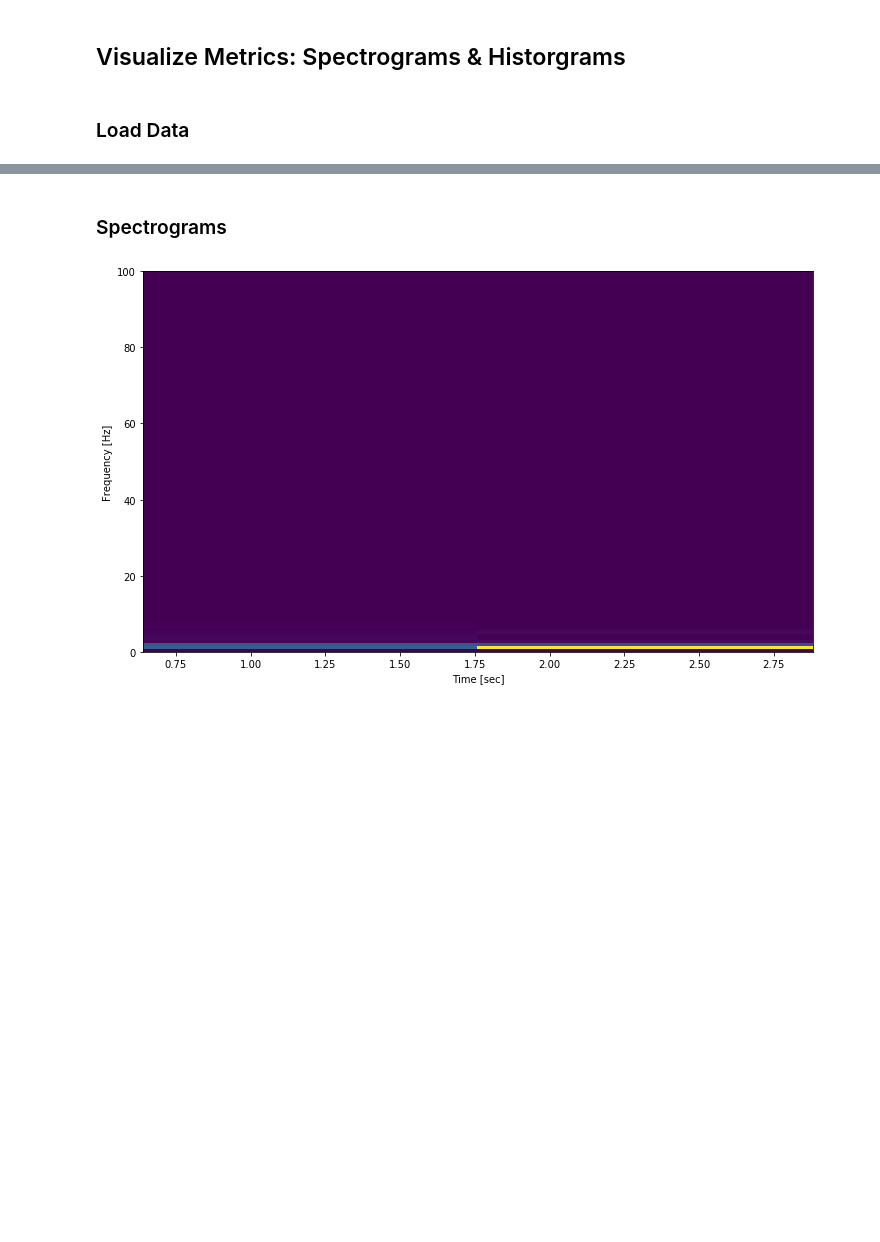
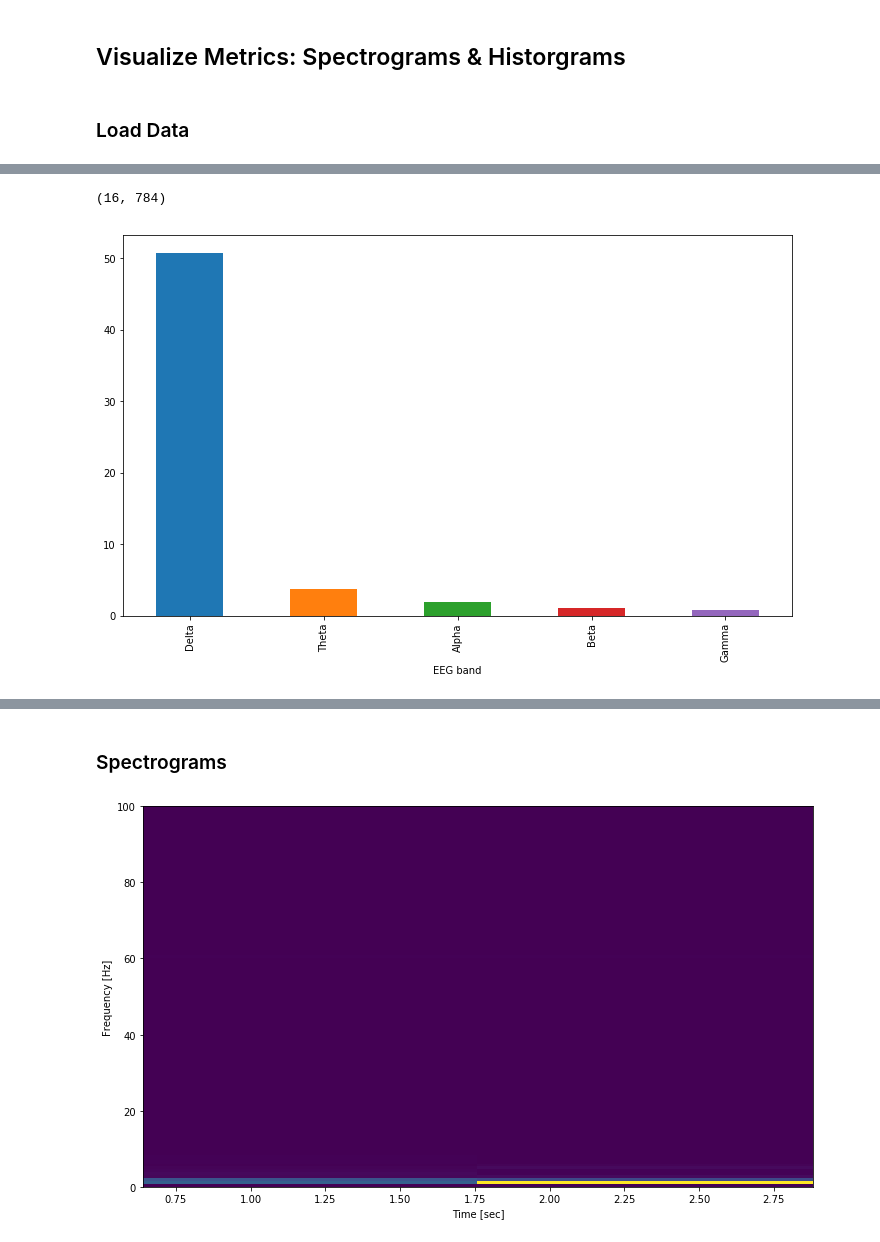
Before and after one commit to DanielLongo/NeuralFill, a Jupyter notebook: metrics/visualize_metrics.ipynb, the cells around one changed output, grey strips where cells are left out. Cells and saved outputs as stored; diff of their text form; code cells hidden in the pictures; blank space fills up the shorter version.

```diff
--- a/metrics/visualize_metrics.ipynb
+++ b/metrics/visualize_metrics.ipynb
@@ -40,0 +41,4 @@ stacklineplot.stackplot(computeTimeFreqRep(sample_real), yscale=3)
+# %%
+sample_generated.shape
+# %% [output]
+(16, 784)
@@ -40,0 +96,5 @@ stacklineplot.stackplot(computeTimeFreqRep(sample_real), yscale=3)
+# %%
+bands = get_bands_batch(sample_generated)
+graph_bands(bands)
+# %% [output]
+[figure, added]
```
Also changed, not shown: parts of 8 cells of this notebook, 8 other files.
